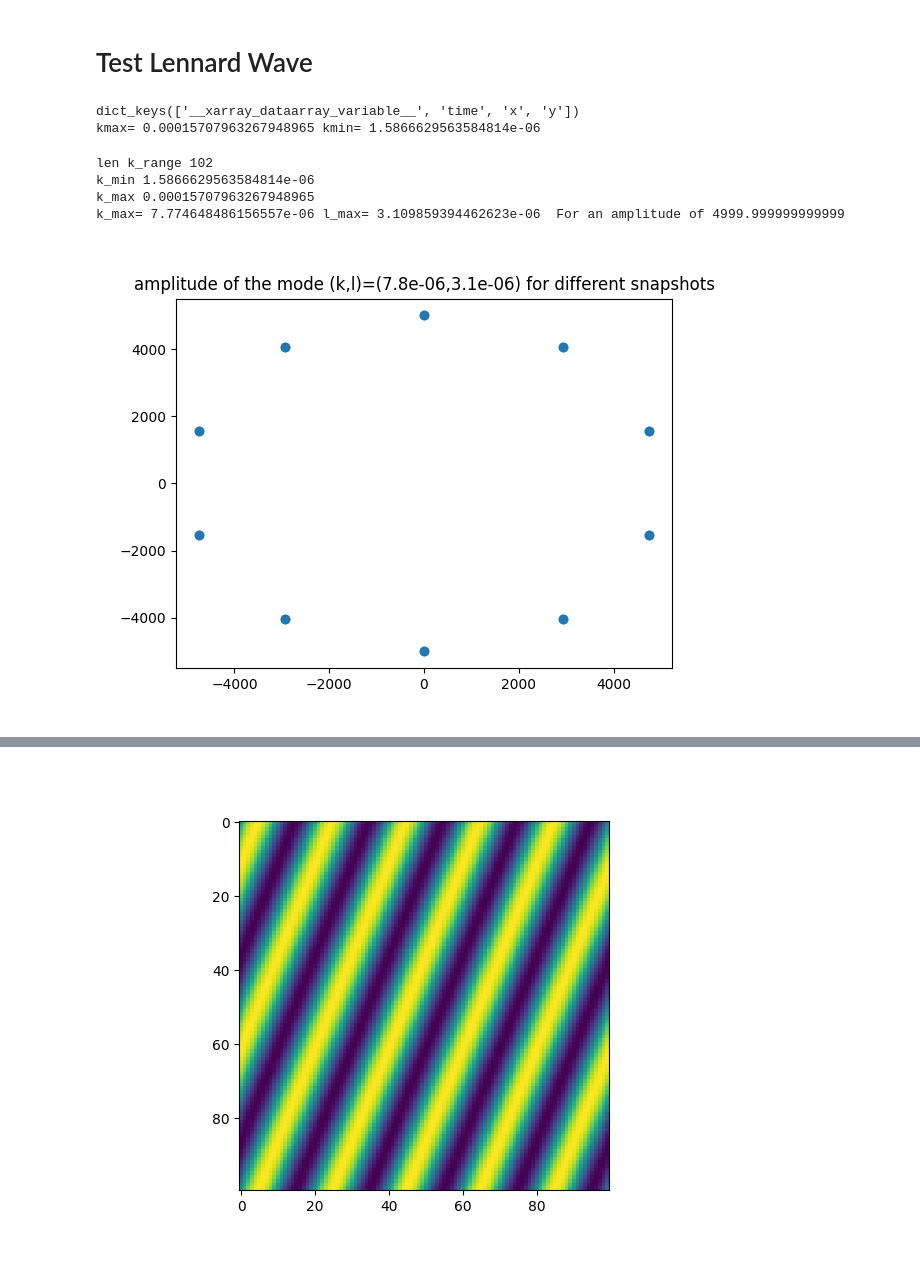
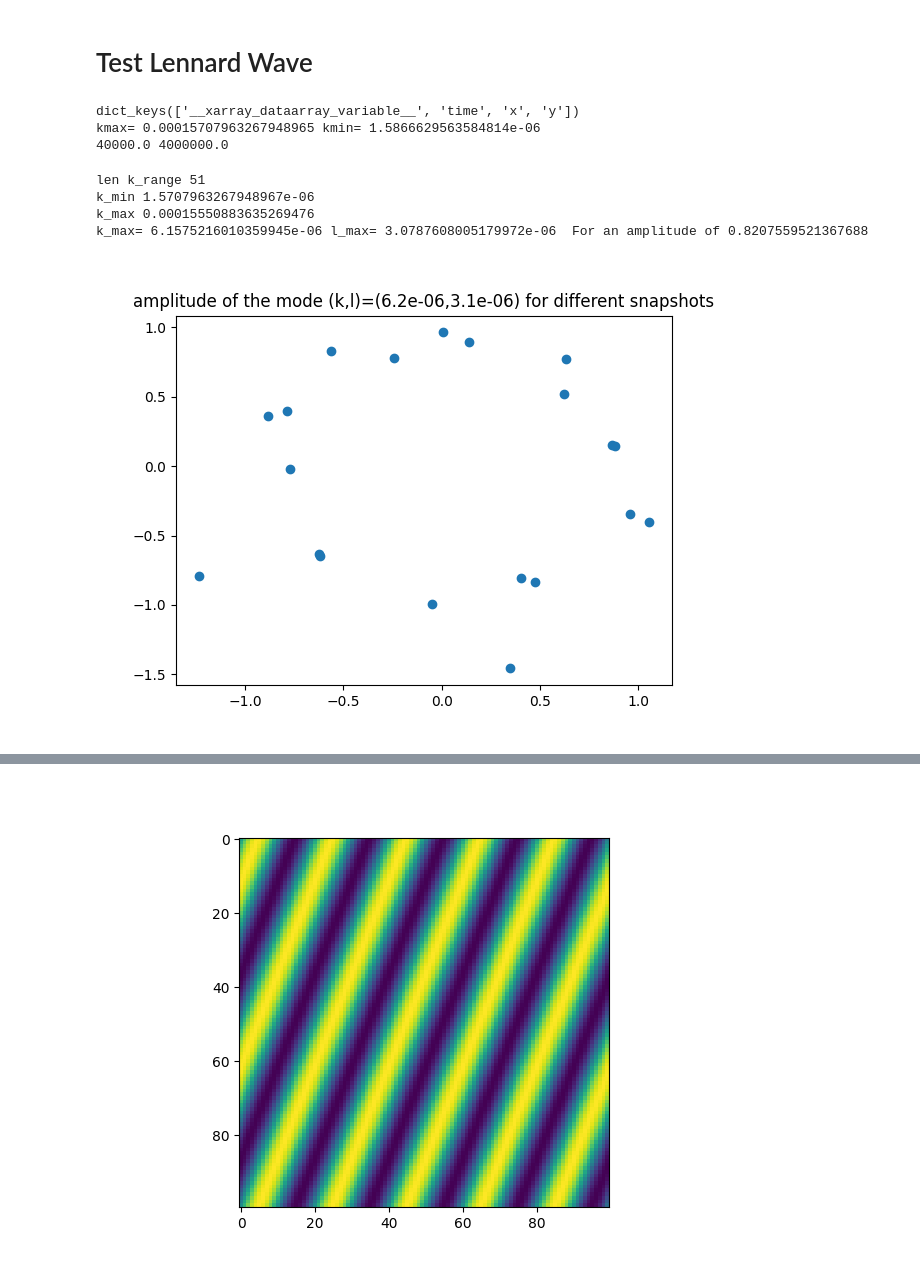
Before and after one commit to LennardMiller/Stage_M2, a Jupyter notebook: Rossby_diag.ipynb, the cells around one changed output, grey strips where cells are left out. Saved outputs shown, nothing was run; the diff lists cells and outputs as text; code cells hidden in the pictures.

```diff
--- a/Rossby_diag.ipynb
+++ b/Rossby_diag.ipynb
@@ -79,11 +18,16 @@ def fft2d_RI(psi,k,l,Lx,nx,ny,time_tab):
 
     real_part_tab=np.zeros_like(time_tab,dtype=float)
     imag_part_tab=np.zeros_like(time_tab,dtype=float)
-    dx=Lx/nx/(2*np.pi)
-    dy=Lx/ny/(2*np.pi)
+    #dx=Lx/nx/(2*np.pi)
+    #dy=Lx/ny/(2*np.pi)
+    dx = Lx / (nx)
+    dy = Lx / (ny)
 
-    kx=np.fft.fftfreq(int(nx),d=dx)
-    ky=np.fft.fftfreq(int(ny),d=dy)
+    kx = np.fft.fftfreq(nx, d=dx) * 2 * np.pi
+    ky = np.fft.fftfreq(ny, d=dy) * 2 * np.pi
+
+    #kx=np.fft.fftfreq(int(nx),d=dx)
+    #ky=np.fft.fftfreq(int(ny),d=dy)
     kx_reshaped=np.zeros_like(kx)
     kx_reshaped[0:len(kx)//2]=kx[len(kx)//2:]
     kx_reshaped[len(kx)//2:]=kx[0:len(kx)//2]
@@ -101,7 +45,7 @@ def fft2d_RI(psi,k,l,Lx,nx,ny,time_tab):
         psi_data=psi[time_sel,:,:]
 
         # 2D Fourier Transform
-        fft_result = np.fft.fft2(psi_data[:,:])
+        fft_result = np.fft.fft2(psi_data[:,:])* dx**2 / (2 * np.pi)*1000
         fft_shifted = np.fft.fftshift(fft_result)  # Shift zero frequency component to center
 
 
@@ -138,7 +82,7 @@ def find_mode_max_amplitude(psi,Lx,nx,ny,time_tab):
     k_step=(k_max-k_min)/(nx)
 
     #Making the arrays of wavenumbers we try
-    k_range = np.arange(0, k_max, k_step)
+    k_range = np.arange(0, k_max, k_step*2)
     #l_range = np.arange(k_min, k_max, k_step)
     print("len k_range",len(k_range))
     print("k_min",k_min)
@@ -150,7 +94,7 @@ def find_mode_max_amplitude(psi,Lx,nx,ny,time_tab):
     for k in k_range:
         for l in k_range:
             real,im=fft2d_RI(psi,k,l,Lx,nx,ny,time_tab)
-            amplitude=np.sqrt(real[0]**2+im[0]**2)
+            amplitude=np.sqrt(real[0]**2+im[0]**2)#*(1/(np.pi*2))
             if (amplitude > amplitude_max):
                 amplitude_max=amplitude
                 k_ampmax=k
@@ -183,7 +145,7 @@ x=dataset.variables['x'][:]
 y=dataset.variables['y'][:]
 
 
-Lx=x[-1]-x[0]
+
 nx=len(x)
 ny=len(y)
 
@@ -192,14 +154,15 @@ k_min=2*np.pi/(x[-1]-x[0])
 
 print("kmax=",k_max,"kmin=",k_min)
 
-dx=Lx/nx/(2*np.pi)
-dy=Lx/ny/(2*np.pi)
+dx=x[1]-x[0]
+dy=y[1]-y[0]
+Lx=len(x)*dx
 
-kx=np.fft.fftfreq(int(nx),d=dx)
-ky=np.fft.fftfreq(int(ny),d=dy)
+print(dx,dx*nx)
 # %% [output]
 dict_keys(['__xarray_dataarray_variable__', 'time', 'x', 'y'])
 kmax= 0.00015707963267948965 kmin= 1.5866629563584814e-06
+40000.0 4000000.0
 # %%
 #Finding the mode with the maximum amplitude
 
@@ -208,42 +171,43 @@ time_tab=np.array([5])
 k_found,l_found,amp_max=find_mode_max_amplitude(psi_lennard,Lx,nx,ny,time_tab)
 print("k_max=",k_found,"l_max=",l_found," For an amplitude of",amp_max)
 # %% [output]
-len k_range 102
-k_min 1.5866629563584814e-06
-k_max 0.00015707963267948965
-k_max= 7.774648486156557e-06 l_max= 3.109859394462623e-06  For an amplitude of 4999.999999999999
+len k_range 51
+k_min 1.5707963267948967e-06
+k_max 0.00015550883635269476
+k_max= 6.1575216010359945e-06 l_max= 3.0787608005179972e-06  For an amplitude of 0.8207559521367688
 # %%
 #Select time
 time_sel_tab=np.arange(0,len(t),5)
 
 k_test=k_found
 l_test=l_found
 
 real_part_tab,imag_part_tab=fft2d_RI(psi_lennard[:,:,:],k_test,l_test,Lx,nx,ny,time_sel_tab)
 
 plt.figure()
-plt.scatter(real_part_tab,imag_part_tab,label='mode (k,l)=(32,0)')
+plt.scatter(real_part_tab,imag_part_tab)
 plt.title("amplitude of the mode (k,l)=("+str(f"{k_test:.2g}")+","+str(f"{l_test:.2g}")+") for different snapshots")
 plt.show()
 
+#print("the amplitude of the mode is ",np.mean(np.sqrt(real_part_tab**2+imag_part_tab**2))*(1/(np.pi*2)))
 
 # fft_result = np.fft.fft2(psi_lennard[time_sel,:,:])
 
 # fft_shifted = np.fft.fftshift(fft_result)  # Shift zero frequency component to center
 
 # #Calculating Energy
 # energy_spectrum = np.abs(fft_shifted) ** 2 * k_norm**2
 
 # # Step 3: Plot the Spectrum
 
 # plt.figure(figsize=(12, 6))
 # plt.imshow(np.log(energy_spectrum +1e-5),  extent=(-np.max(kx), np.max(kx), -np.max(ky), np.max(ky)), cmap='hot', origin='lower',vmin=-10,vmax=10)
 
 
 # plt.colorbar(label='Log Energy')
 # plt.xlabel('k')
 # plt.ylabel('l')
 # plt.title('Instantaneous Energy Spectrum in (k, l) Space')
 # plt.show()
 # %% [output]
-[figure, old version]
+[figure, new version]
```
Also changed, not shown: parts of 21 cells of this notebook, 15 other files.
